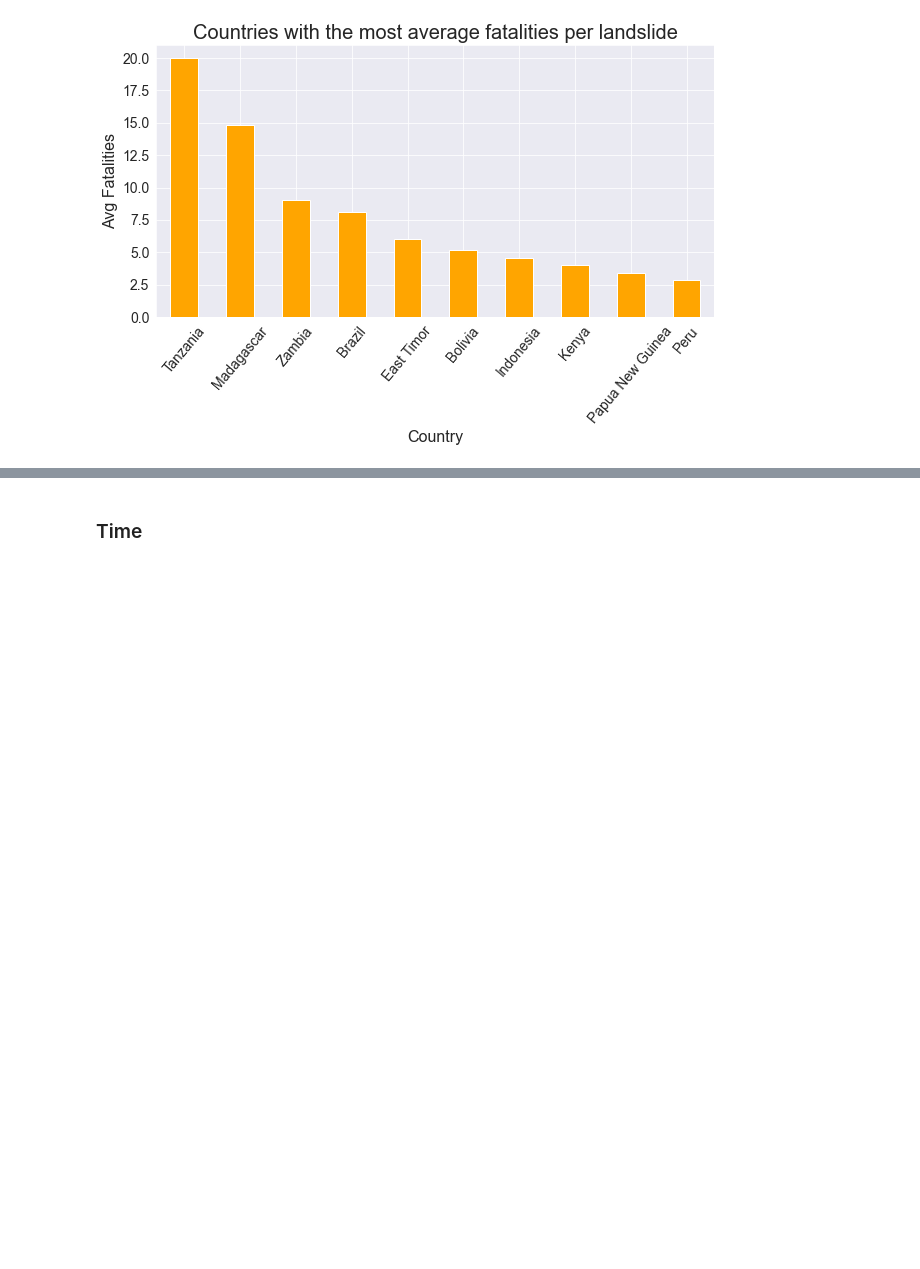
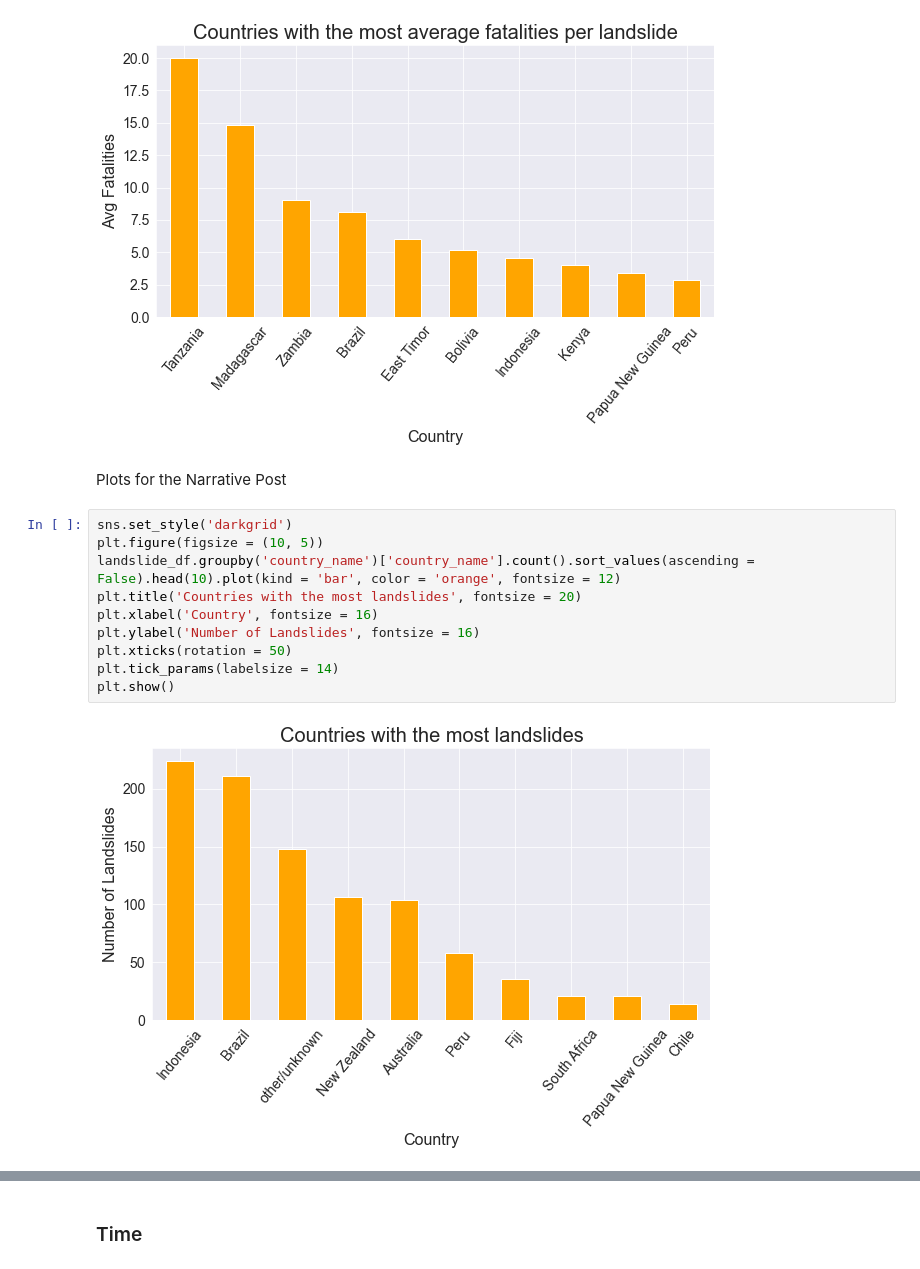
Before and after one commit to katelynnelson38/nasa_api, a Jupyter notebook: landslide_api_eda.ipynb, the cells around one changed output, grey strips where cells are left out. Drawn from its saved outputs; the diff is of its cells as text; blank space fills up the shorter version.

```diff
--- a/landslide_api_eda.ipynb
+++ b/landslide_api_eda.ipynb
@@ -270,3 +270,17 @@ plt.tick_params(labelsize = 14)
 plt.show()
 # %% [output]
 [figure]
+# %% [markdown]
+Plots for the Narrative Post
+# %%
+sns.set_style('darkgrid')
+plt.figure(figsize = (10, 5))
+landslide_df.groupby('country_name')['country_name'].count().sort_values(ascending = False).head(10).plot(kind = 'bar', color = 'orange', fontsize = 12)
+plt.title('Countries with the most landslides', fontsize = 20)
+plt.xlabel('Country', fontsize = 16)
+plt.ylabel('Number of Landslides', fontsize = 16)
+plt.xticks(rotation = 50)
+plt.tick_params(labelsize = 14)
+plt.show()
+# %% [output]
+[figure, added]
```
Also changed, not shown: parts of 6 cells of this notebook, 1 other file.
